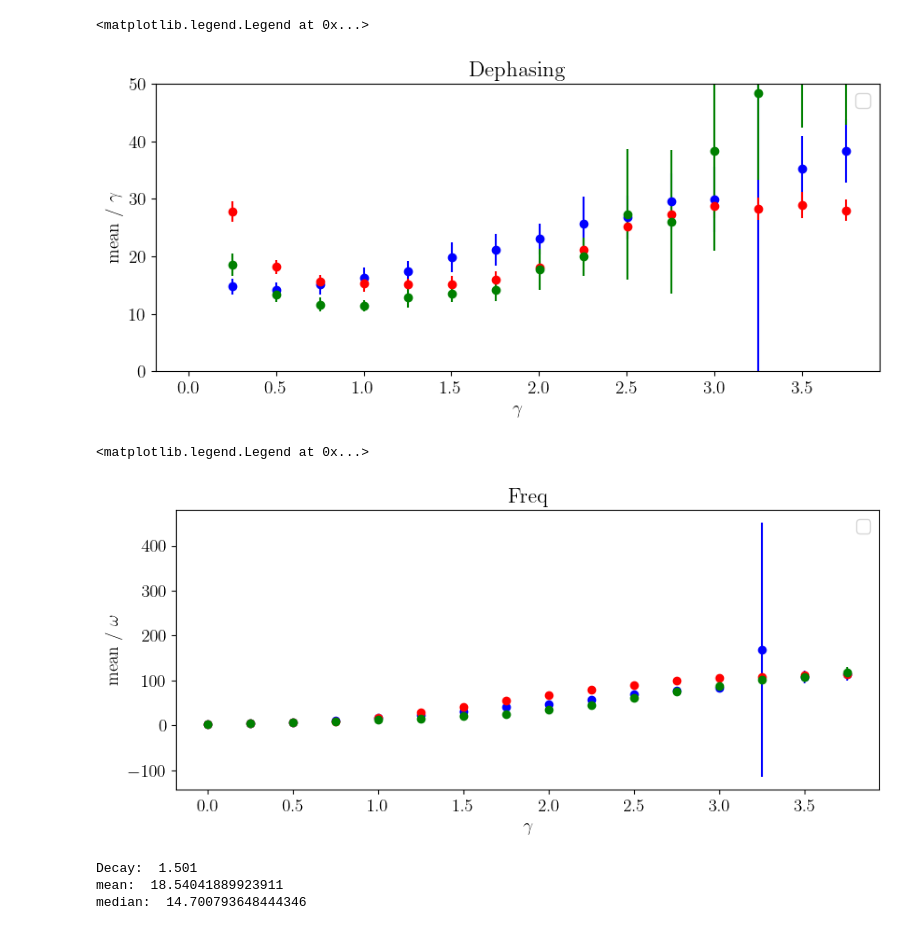
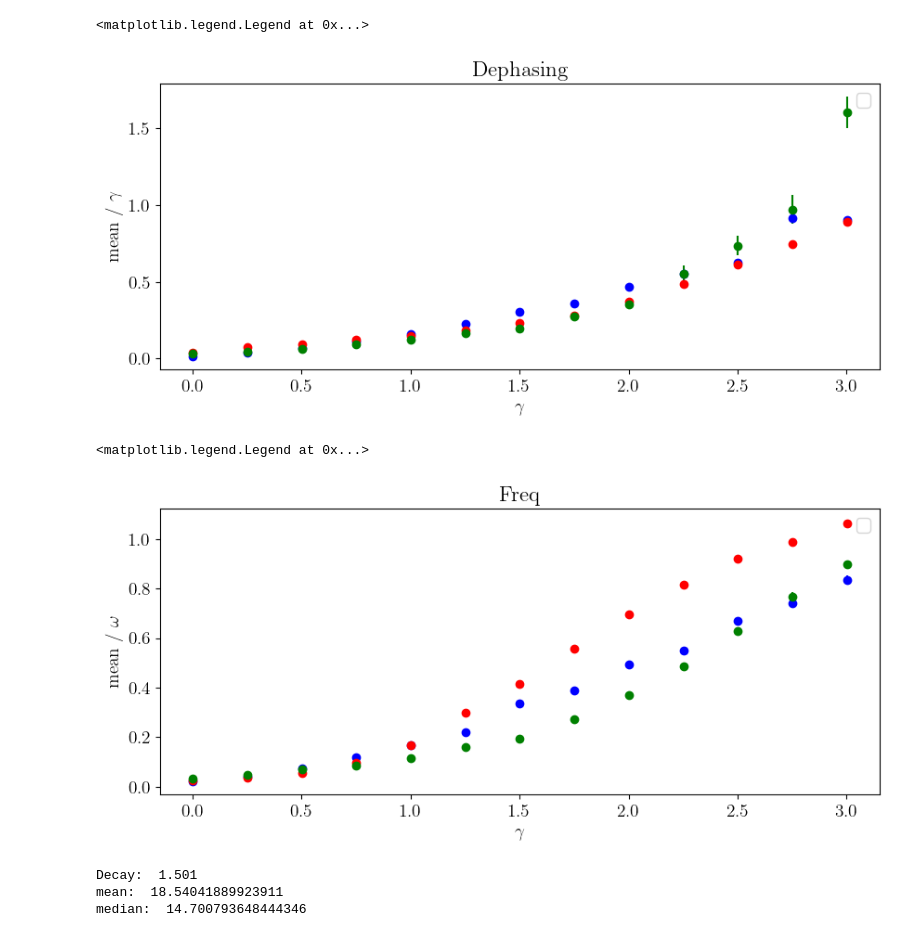
Before and after one commit to Davidkatom/Crosstalk, a Jupyter notebook: Comparisons/error_vs_decay.ipynb, the cells around one changed output. Cells and saved outputs as stored; diff of their text form; code cells hidden in the pictures.

```diff
--- a/Comparisons/error_vs_decay.ipynb
+++ b/Comparisons/error_vs_decay.ipynb
@@ -218,5 +148,5 @@ Decay: 2.751, fitted_decay: [1.20451755] , error: 2.39160796507778
 # %%
-k = 33
+k = 10
 
 errors_fisher_reshaped = np.array(errors_fisher).transpose()
 errors_local_reshaped = np.array(errors_local).transpose()
@@ -253,38 +183,37 @@ import matplotlib.pyplot as plt
 
 plt.figure(figsize=(10, 4))  # Adjust the figure size to make the plot longer
 plt.rcParams['text.usetex'] = True
 font = {'family': 'normal',
         'weight': 'bold',
         'size': 14}
 
 plt.rc('font', **font)
 
-plt.errorbar(Decay, 100 * np.array(errors_uniform_median_a)/Decay, yerr=100 * np.array(errors_uniform_std_a)/Decay,
+plt.errorbar(Decay, np.array(errors_uniform_median_a), yerr= np.array(errors_uniform_std_a),
              fmt='o', color='blue')
-plt.errorbar(Decay, 100 * np.array(errors_fisher_median_a)/Decay, yerr=100 * np.array(errors_fisher_std_a)/Decay,
+plt.errorbar(Decay, np.array(errors_fisher_median_a), yerr= np.array(errors_fisher_std_a),
              fmt='o', color='red')
-plt.errorbar(Decay, 100 * np.array(errors_local_median_a)/Decay, yerr=100 * np.array(errors_local_std_a)/Decay, fmt='o',
+plt.errorbar(Decay, np.array(errors_local_median_a), yerr= np.array(errors_local_std_a), fmt='o',
              color='green')
 
 
 
 
 
 
 plt.title("Dephasing")
 # plt.title(f'Shots={Decay} ')
 plt.xlabel('$\gamma$')
 plt.ylabel('mean / $\gamma$')
 plt.grid()
 # plt.yscale('log')
 # plt.xscale('log')
 # plt.xlim([0, 2])
-plt.ylim([0, 50])
 plt.grid()
 plt.legend()
 # %% [output]
 <matplotlib.legend.Legend at 0x...>
-[figure, old version]
+[figure, new version]
 # %%
 import matplotlib.pyplot as plt
 
@@ -296,11 +225,11 @@ font = {'family': 'normal',
 
 plt.rc('font', **font)
 
-plt.errorbar(Decay, 100 * np.array(errors_uniform_median_w), yerr=100 * np.array(errors_uniform_std_w),
+plt.errorbar(Decay,  np.array(errors_uniform_median_w), yerr= np.array(errors_uniform_std_w),
              fmt='o', color='blue')
-plt.errorbar(Decay, 100 * np.array(errors_fisher_median_w), yerr=100 * np.array(errors_fisher_std_w),
+plt.errorbar(Decay,  np.array(errors_fisher_median_w), yerr= np.array(errors_fisher_std_w),
              fmt='o', color='red')
-plt.errorbar(Decay, 100 * np.array(errors_local_median_w), yerr=100 * np.array(errors_local_std_w), fmt='o',
+plt.errorbar(Decay,  np.array(errors_local_median_w), yerr= np.array(errors_local_std_w), fmt='o',
              color='green')
 # plt.errorbar(Decay, 100 * np.array(errors_uniform_median_G/Decay ), yerr=100 * np.array(errors_uniform_std_G/Decay ), fmt='o',
 #              color='magenta')
@@ -320,7 +249,7 @@ plt.grid()
 plt.legend()
 # %% [output]
 <matplotlib.legend.Legend at 0x...>
-[figure, old version]
+[figure, new version]
 # %%
 index = 6
 X = np.array(100 * np.array(np.sqrt(errors_fisher_reshaped_a)))[index][:1000]
```
Also changed, not shown: parts of 7 cells of this notebook, 1 other file.
